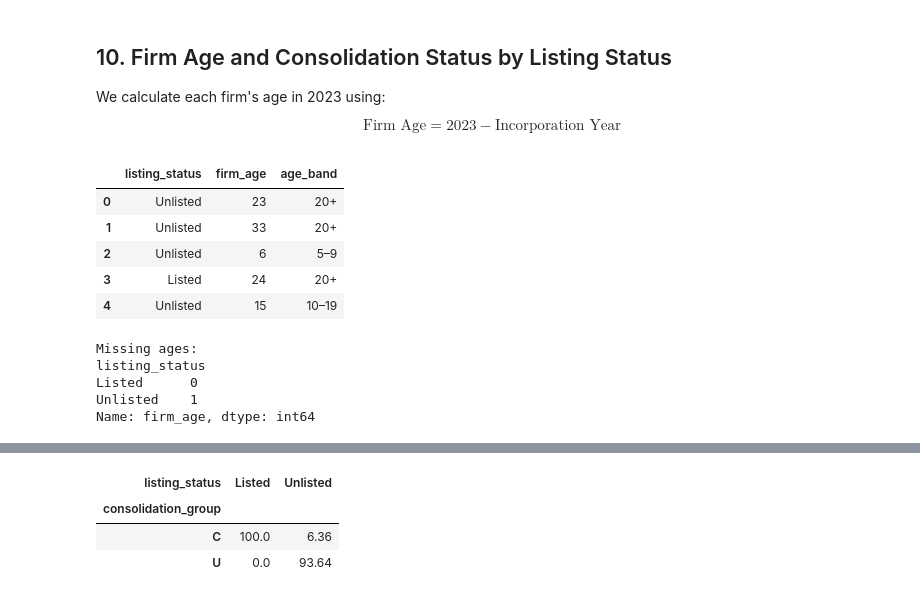
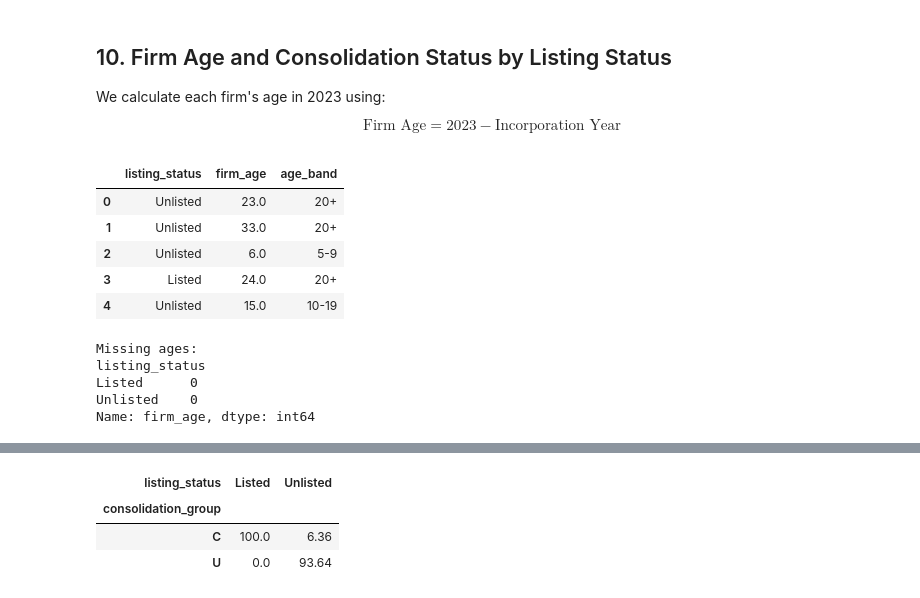
Before and after one commit to mljiang2026-oss/ds607-singapore-firm-size, a Jupyter notebook: notebooks/01_eda.ipynb, the cells around one changed output, grey strips where cells are left out. Drawn from its saved outputs; the diff is of its cells as text; code cells hidden in the pictures.

```diff
--- a/notebooks/01_eda.ipynb
+++ b/notebooks/01_eda.ipynb
@@ -92,16 +92,10 @@ memory usage: 10.5+ MB
 # %%
 # Rename columns
 
-df = df.rename(columns={
-    "Listing status": "listing_status",
-    "Total assets th USD 2023": "assets_th_usd",
-    "Operating revenue (Turnover) th USD 2023": "revenue_th_usd",
-    "Number of employees 2023": "employees",
-    "NACE Rev. 2, core code (4 digits)": "nace4",
-    "Consolidation code": "consolidation",
-    "Date of incorporation": "incorporation_date",
-    "BvD ID number": "firm_id"
-})
+# The cleaned file already has short names (incl. listing_status);
+# create the two names used further down
+df["consolidation"] = df["consolidation_code"]
+df["firm_id"] = df["bvd_id"]
 # %%
 # 3. Listing Status Verification and Data Availability
 
@@ -568,46 +563,48 @@ $$
 # %%
 #  Firm Age
 
-# Extract incorporation year from mixed date formats
-df["incorporation_year"] = pd.to_numeric(
-    df["incorporation_date"]
-    .astype("string")
-    .str.extract(r"^(\d{4})", expand=False),
-    errors="coerce"
-)
+# The cleaned file lost year-only dates (e.g. "2006"), so take the year
+# from the original text in the merged file, matched by firm ID
+merged_file = ROOT / "data/interim/orbis_singapore_fy2023_merged.parquet"
+raw = pd.read_parquet(merged_file, columns=["BvD ID number", "Date of incorporation"])
+raw_year = pd.to_numeric(
+    raw["Date of incorporation"].astype("string").str.extract(r"(\d{4})", expand=False),
+    errors="coerce")
+year_by_id = pd.Series(raw_year.to_numpy(), index=raw["BvD ID number"].astype("string"))
+df["incorporation_year"] = df["firm_id"].astype("string").map(year_by_id)
 
 #  firm age for FY2023
 df["firm_age"] = 2023 - df["incorporation_year"]
 
 
 # Treat invalid ages as missing
 df.loc[df["firm_age"] < 0, "firm_age"] = np.nan
 
 # Create age bands
 df["age_band"] = pd.cut(
     df["firm_age"],
     bins=[-1, 4, 9, 19, float("inf")],
     labels=["0-4", "5-9", "10-19", "20+"]
 )
 
 
 display(df[["listing_status", "firm_age", "age_band"]].head())
 
 print("Missing ages:")
 print(df.groupby("listing_status")["firm_age"].apply(
     lambda x: x.isna().sum()
 ))
 # %% [output]
 |  | listing_status | firm_age | age_band |
-| 0 | Unlisted | 23 | 20+ |
-| 1 | Unlisted | 33 | 20+ |
-| 2 | Unlisted | 6 | 5–9 |
-| 3 | Listed | 24 | 20+ |
-| 4 | Unlisted | 15 | 10–19 |
+| 0 | Unlisted | 23.0 | 20+ |
+| 1 | Unlisted | 33.0 | 20+ |
+| 2 | Unlisted | 6.0 | 5-9 |
+| 3 | Listed | 24.0 | 20+ |
+| 4 | Unlisted | 15.0 | 10-19 |
 Missing ages:
 listing_status
 Listed      0
-Unlisted    1
+Unlisted    0
 Name: firm_age, dtype: int64
 # %%
 # Firm Age Composition
```
Also changed, not shown: parts of 8 cells of this notebook.
